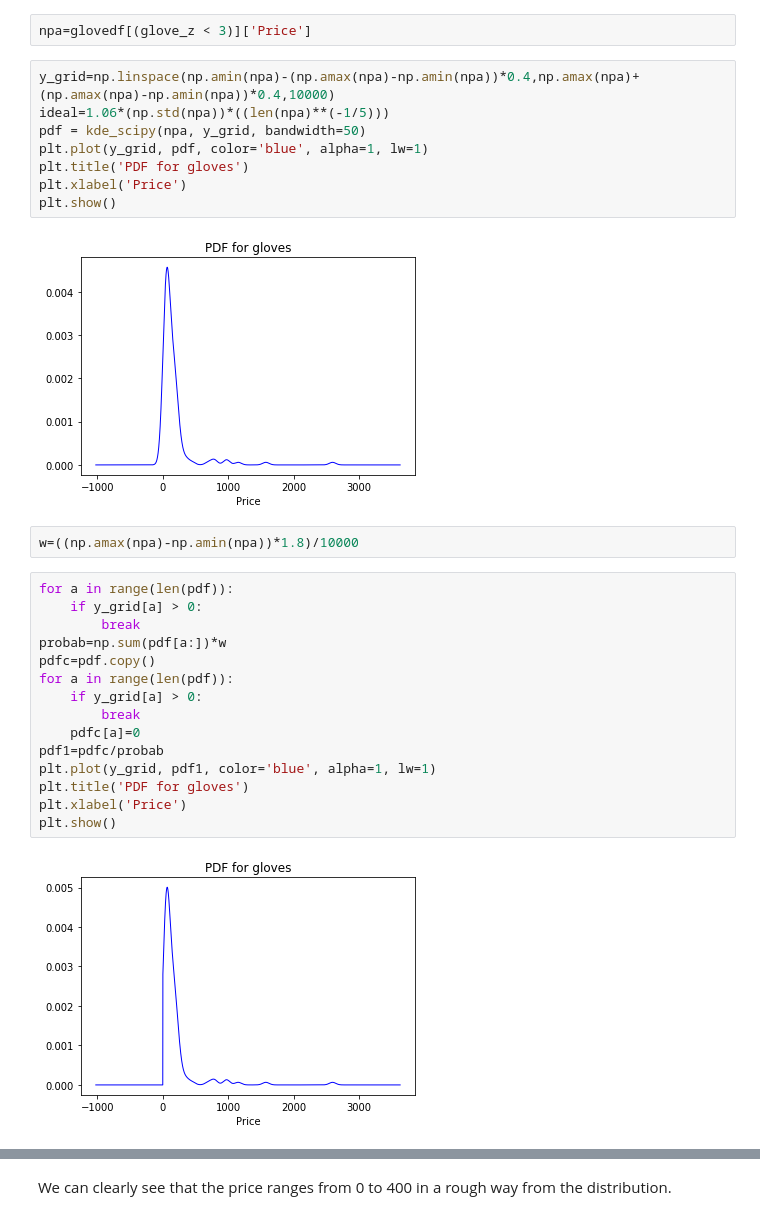
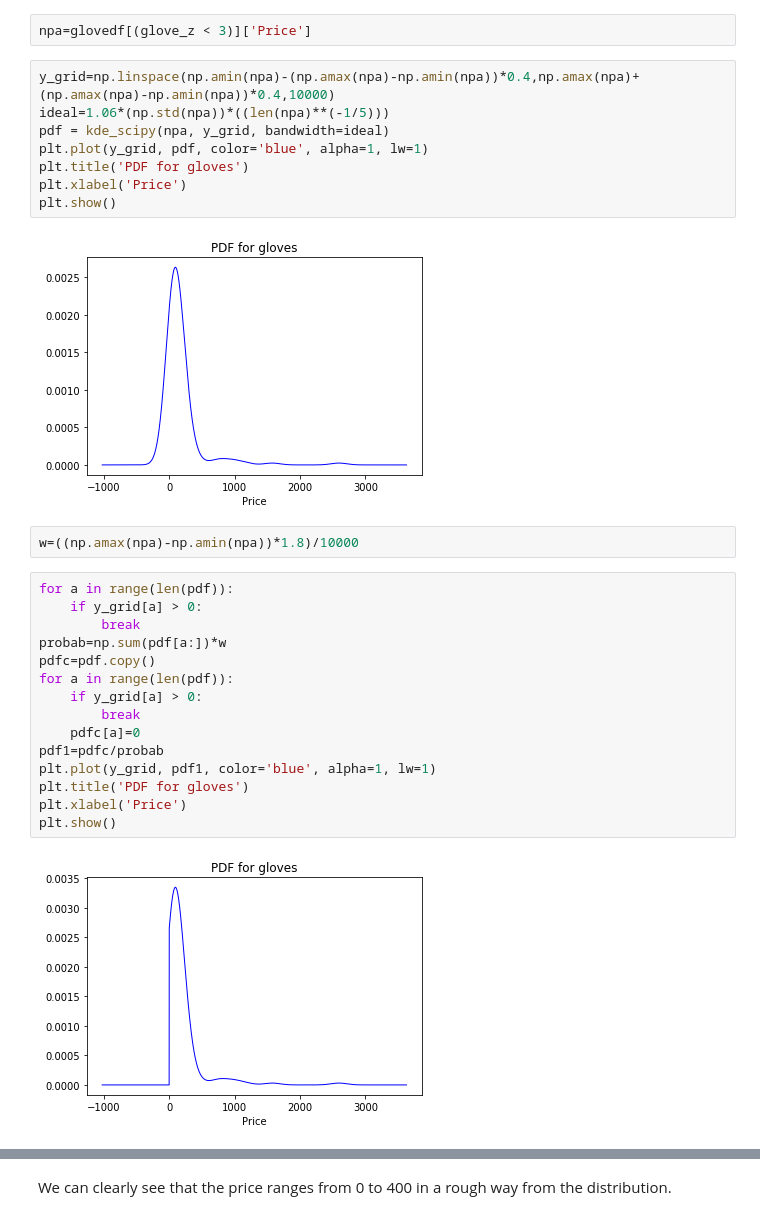
Before and after one commit to princeofpython/IndiaMart-Hackathon-2k19, a Jupyter notebook: phase1nik.ipynb, the cells around one changed output, grey strips where cells are left out. Cells and saved outputs as stored; diff of their text form.

```diff
--- a/phase1nik.ipynb
+++ b/phase1nik.ipynb
@@ -132,13 +132,13 @@ npa=glovedf[(glove_z < 3)]['Price']
 # %%
 y_grid=np.linspace(np.amin(npa)-(np.amax(npa)-np.amin(npa))*0.4,np.amax(npa)+(np.amax(npa)-np.amin(npa))*0.4,10000)
 ideal=1.06*(np.std(npa))*((len(npa)**(-1/5)))
-pdf = kde_scipy(npa, y_grid, bandwidth=50)
+pdf = kde_scipy(npa, y_grid, bandwidth=ideal)
 plt.plot(y_grid, pdf, color='blue', alpha=1, lw=1)
 plt.title('PDF for gloves')
 plt.xlabel('Price')
 plt.show()
 # %% [output]
-[figure, old version]
+[figure, new version]
 # %%
 w=((np.amax(npa)-np.amin(npa))*1.8)/10000
 # %%
@@ -157,7 +157,7 @@ plt.title('PDF for gloves')
 plt.xlabel('Price')
 plt.show()
 # %% [output]
-[figure, old version]
+[figure, new version]
 # %%
 plt.plot(y_grid, pdf1, color='blue', alpha=1, lw=1)
 plt.title('PDF for gloves')
```
Also changed, not shown: parts of 8 cells of this notebook.
